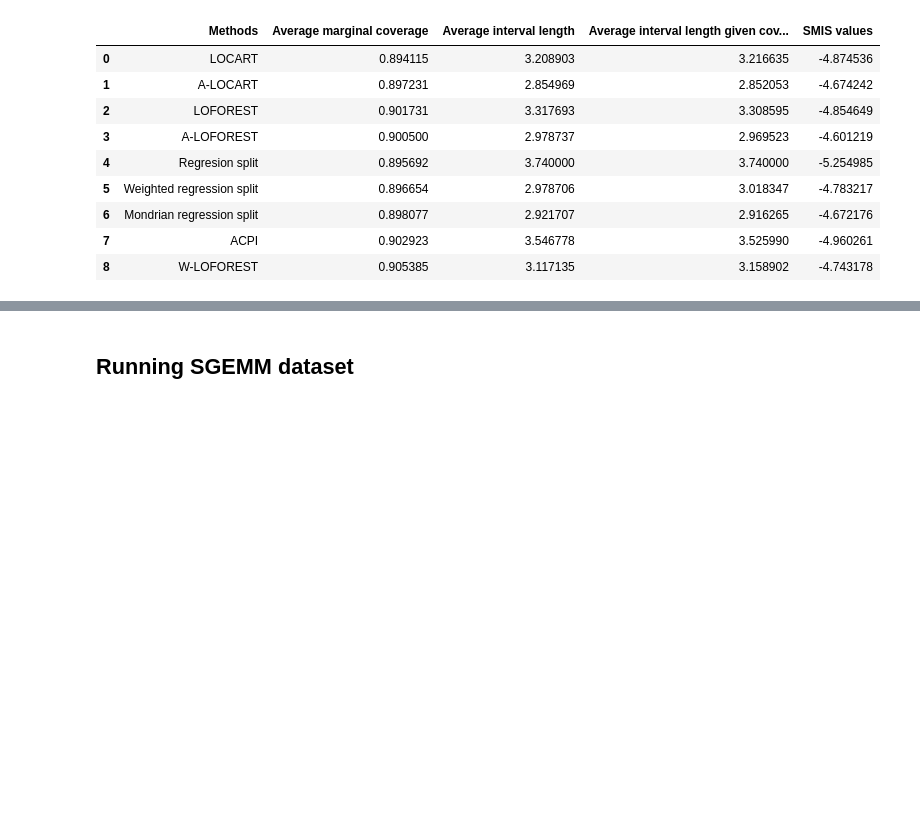
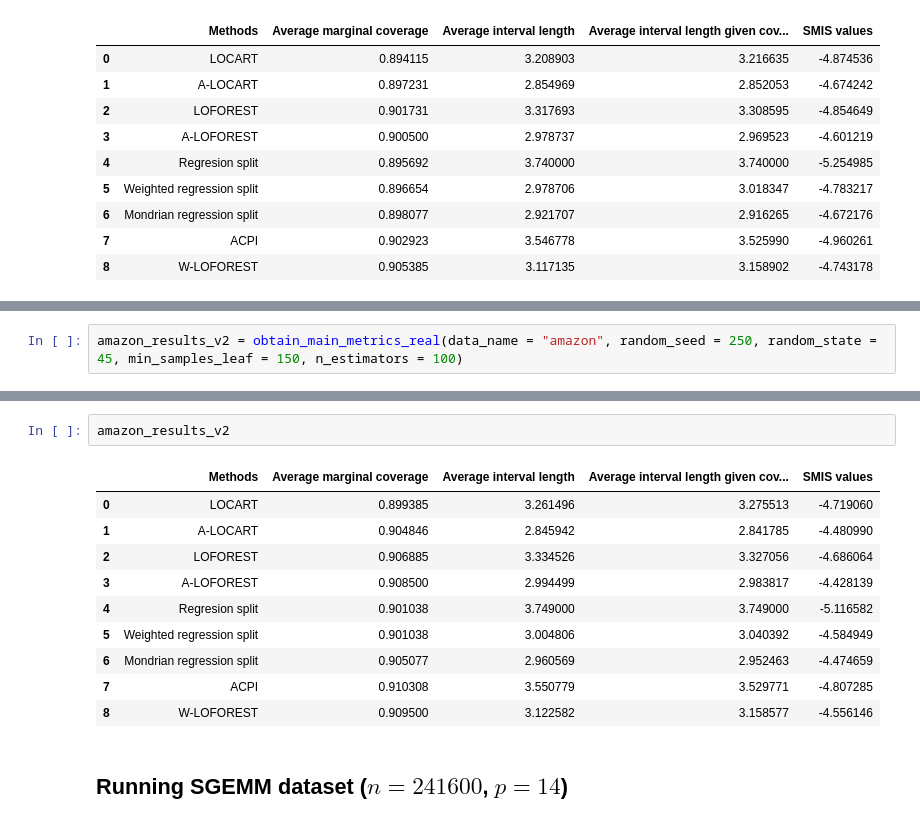
Before and after one commit to Monoxido45/clover, a Jupyter notebook: examples/additional_real_data_experiments.ipynb, the cells around one changed output, grey strips where cells are left out. Drawn from its saved outputs; the diff is of its cells as text; blank space fills up the shorter version.

```diff
--- a/examples/additional_real_data_experiments.ipynb
+++ b/examples/additional_real_data_experiments.ipynb
@@ -602,0 +655,2 @@ amazon_results
+# %%
+amazon_results_v2 = obtain_main_metrics_real(data_name = "amazon", random_seed = 250, random_state = 45, min_samples_leaf = 150, n_estimators = 100)
@@ -603,3 +678,16 @@ amazon_results
+# %%
+amazon_results_v2
+# %% [output]
+|  | Methods | Average marginal coverage | Average interval length | Average interval length given cov... | SMIS values |
+| 0 | LOCART | 0.899385 | 3.261496 | 3.275513 | -4.719060 |
+| 1 | A-LOCART | 0.904846 | 2.845942 | 2.841785 | -4.480990 |
+| 2 | LOFOREST | 0.906885 | 3.334526 | 3.327056 | -4.686064 |
+| 3 | A-LOFOREST | 0.908500 | 2.994499 | 2.983817 | -4.428139 |
+| 4 | Regresion split | 0.901038 | 3.749000 | 3.749000 | -5.116582 |
+| 5 | Weighted regression split | 0.901038 | 3.004806 | 3.040392 | -4.584949 |
+| 6 | Mondrian regression split | 0.905077 | 2.960569 | 2.952463 | -4.474659 |
+| 7 | ACPI | 0.910308 | 3.550779 | 3.529771 | -4.807285 |
+| 8 | W-LOFOREST | 0.909500 | 3.122582 | 3.158577 | -4.556146 |
 # %% [markdown]
-## Running SGEMM dataset
+## Running SGEMM dataset ($n = 241600$, $p = 14$)
 # %%
```
Also changed, not shown: parts of 25 cells of this notebook, 4 other files.
